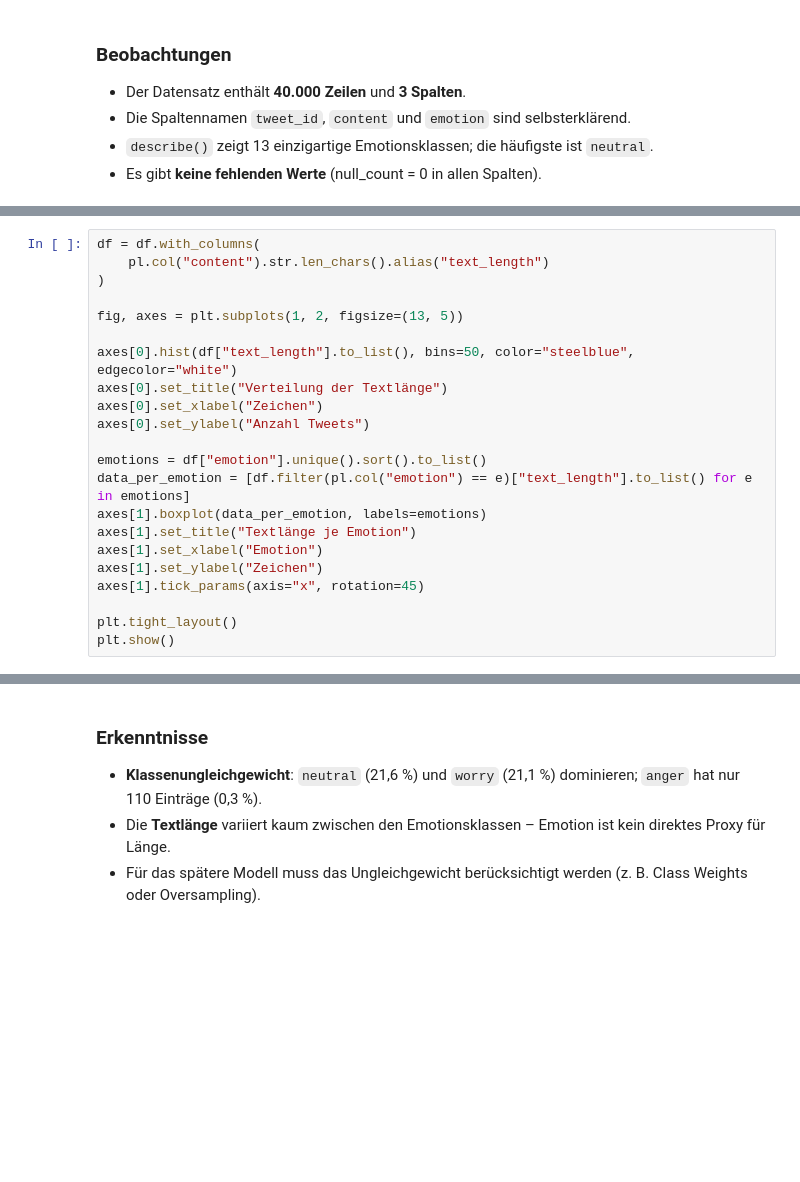
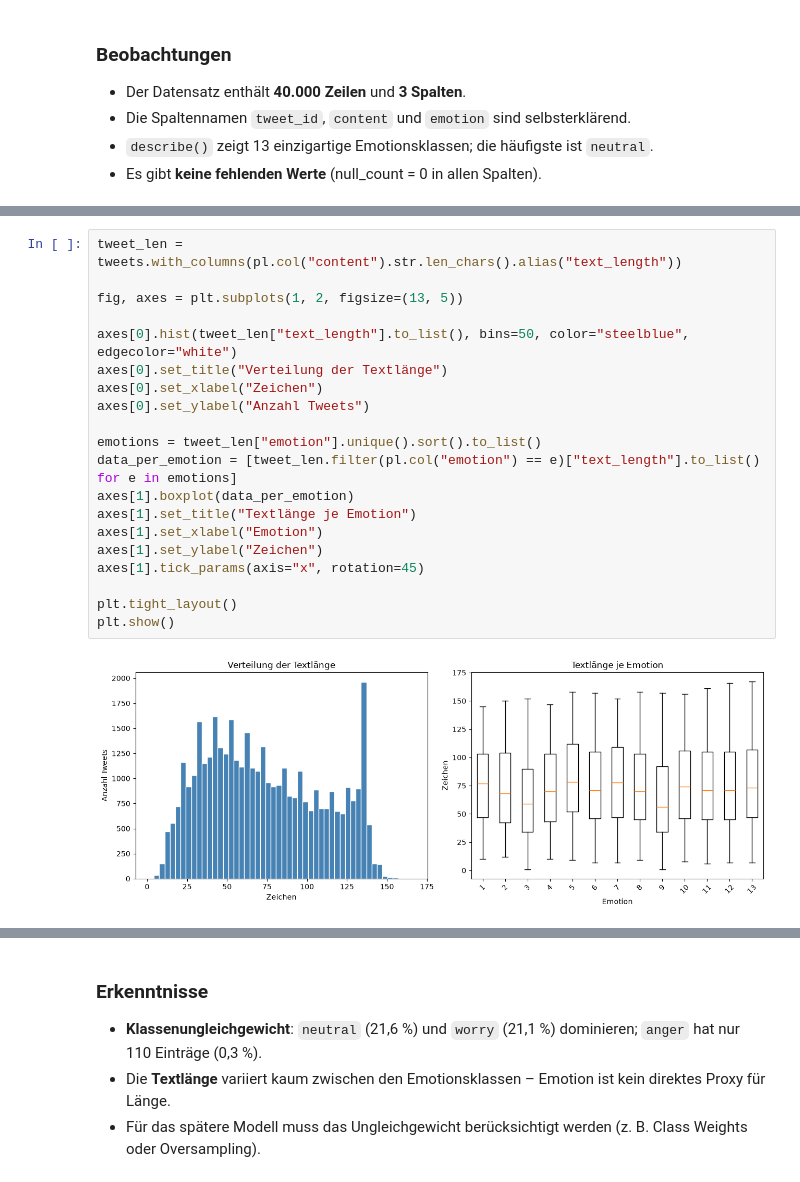
Before and after one commit to Anas2308/Neue_Konzepte_Portfolio, a Jupyter notebook: notebooks/2_Data-Understanding.ipynb, the cells around one changed output, grey strips where cells are left out. Cells and saved outputs as stored; diff of their text form; blank space fills up the shorter version.

```diff
--- a/notebooks/2_Data-Understanding.ipynb
+++ b/notebooks/2_Data-Understanding.ipynb
@@ -69,23 +68,23 @@ plt.show()
 # %%
-df = df.with_columns(
-    pl.col("content").str.len_chars().alias("text_length")
-)
+tweet_len = tweets.with_columns(pl.col("content").str.len_chars().alias("text_length"))
 
 fig, axes = plt.subplots(1, 2, figsize=(13, 5))
 
-axes[0].hist(df["text_length"].to_list(), bins=50, color="steelblue", edgecolor="white")
+axes[0].hist(tweet_len["text_length"].to_list(), bins=50, color="steelblue", edgecolor="white")
 axes[0].set_title("Verteilung der Textlänge")
 axes[0].set_xlabel("Zeichen")
 axes[0].set_ylabel("Anzahl Tweets")
 
-emotions = df["emotion"].unique().sort().to_list()
-data_per_emotion = [df.filter(pl.col("emotion") == e)["text_length"].to_list() for e in emotions]
-axes[1].boxplot(data_per_emotion, labels=emotions)
+emotions = tweet_len["emotion"].unique().sort().to_list()
+data_per_emotion = [tweet_len.filter(pl.col("emotion") == e)["text_length"].to_list() for e in emotions]
+axes[1].boxplot(data_per_emotion)
 axes[1].set_title("Textlänge je Emotion")
 axes[1].set_xlabel("Emotion")
 axes[1].set_ylabel("Zeichen")
 axes[1].tick_params(axis="x", rotation=45)
 
 plt.tight_layout()
 plt.show()
+# %% [output]
+[figure, added]
 # %%
```
Also changed, not shown: parts of 18 cells of this notebook, 18 other files.
